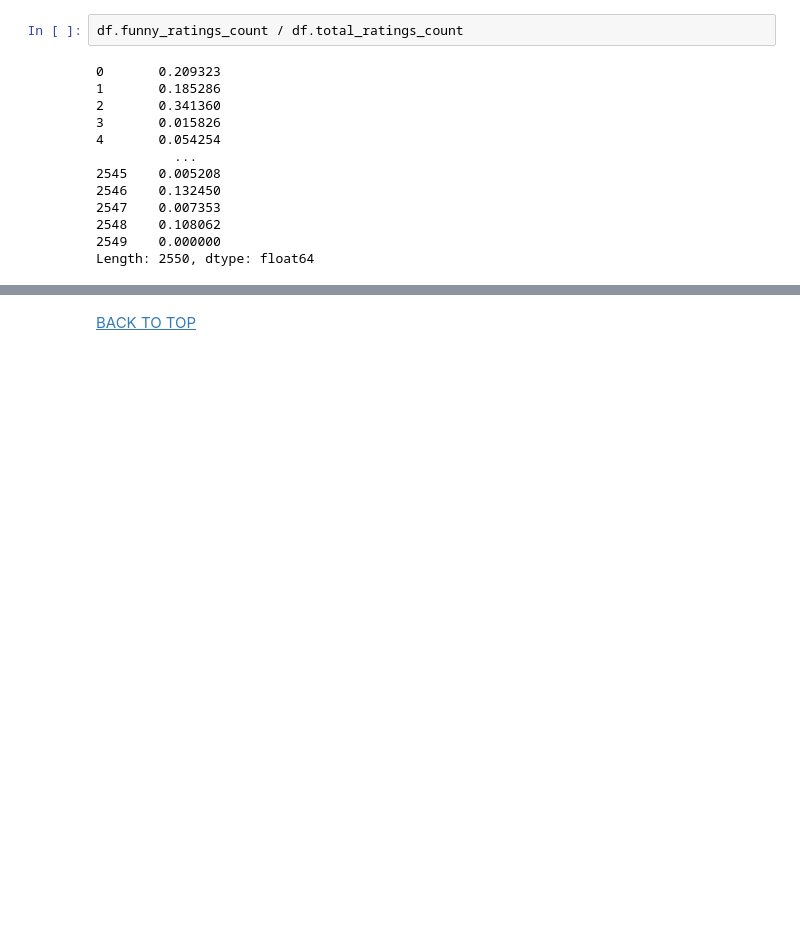
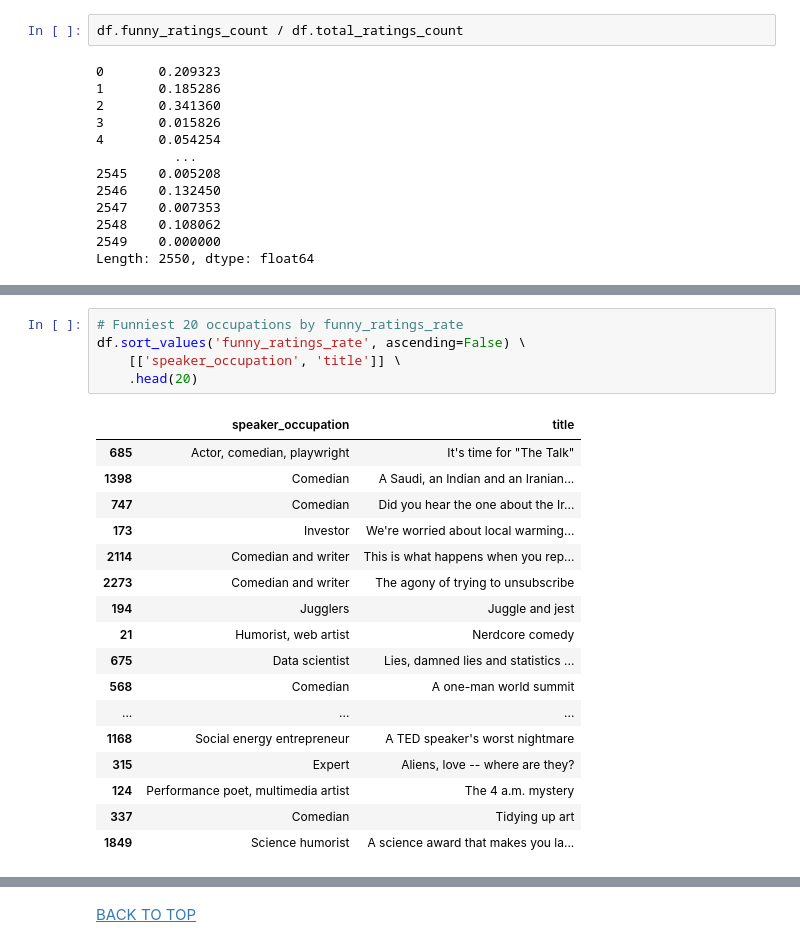
Before and after one commit to benkaan001/pandas_and_beyond, a Jupyter notebook: analyze_data/05_ted_talks.ipynb, the cells around one changed output, grey strips where cells are left out. Saved outputs shown, nothing was run; the diff lists cells and outputs as text; blank space fills up the shorter version.

```diff
--- a/analyze_data/05_ted_talks.ipynb
+++ b/analyze_data/05_ted_talks.ipynb
@@ -1147,0 +1163,23 @@ Length: 2550, dtype: float64
+# %%
+# Funniest 20 occupations by funny_ratings_rate
+df.sort_values('funny_ratings_rate', ascending=False) \
+    [['speaker_occupation', 'title']] \
+    .head(20)
+# %% [output]
+|  | speaker_occupation | title |
+| 685 | Actor, comedian, playwright | It's time for "The Talk" |
+| 1398 | Comedian | A Saudi, an Indian and an Iranian... |
+| 747 | Comedian | Did you hear the one about the Ir... |
+| 173 | Investor | We're worried about local warming... |
+| 2114 | Comedian and writer | This is what happens when you rep... |
+| 2273 | Comedian and writer | The agony of trying to unsubscribe |
+| 194 | Jugglers | Juggle and jest |
+| 21 | Humorist, web artist | Nerdcore comedy |
+| 675 | Data scientist | Lies, damned lies and statistics ... |
+| 568 | Comedian | A one-man world summit |
+| ... | ... | ... |
+| 1168 | Social energy entrepreneur | A TED speaker's worst nightmare |
+| 315 | Expert | Aliens, love -- where are they? |
+| 124 | Performance poet, multimedia artist | The 4 a.m. mystery |
+| 337 | Comedian | Tidying up art |
+| 1849 | Science humorist | A science award that makes you la... |
```
Also changed, not shown: parts of 11 cells of this notebook.
